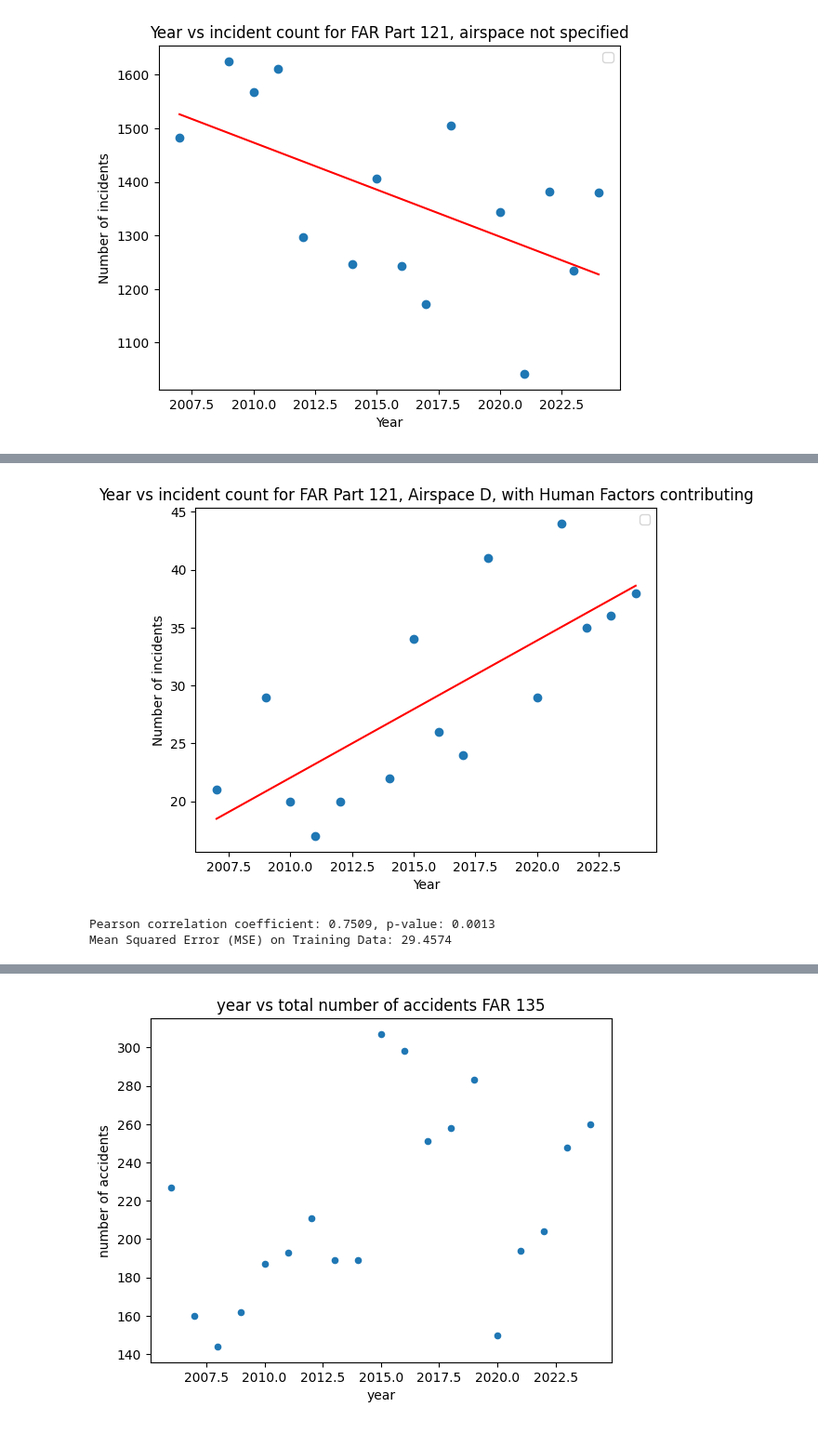
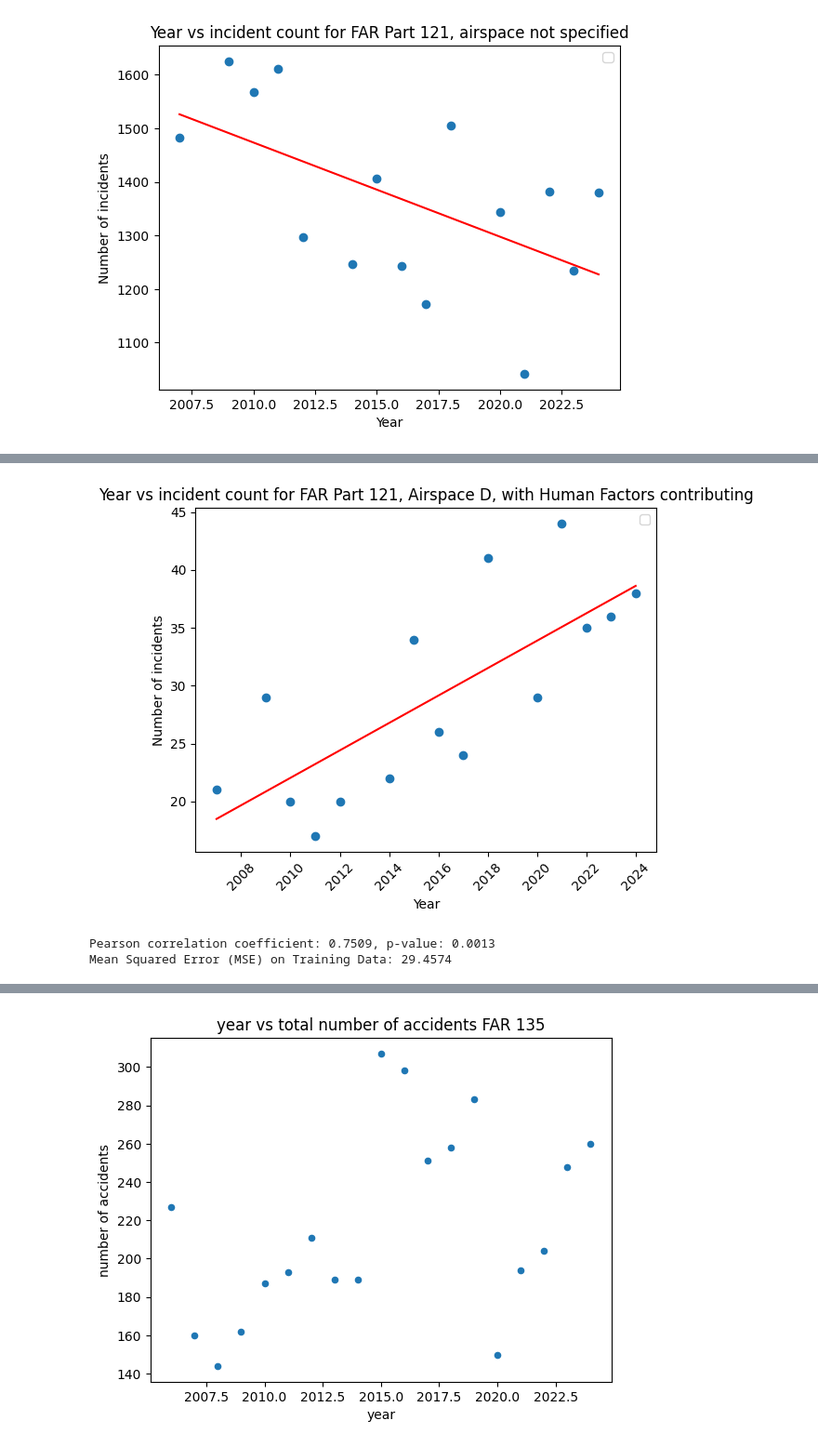
Before and after one commit to terryljh/aviation2, a Jupyter notebook: asrs linear model2.ipynb, the cells around one changed output, grey strips where cells are left out. Shown at 93% size. Saved outputs shown, nothing was run; the diff lists cells and outputs as text; code cells hidden in the pictures.

```diff
--- a/asrs linear model2.ipynb
+++ b/asrs linear model2.ipynb
@@ -1108,6 +1108,8 @@ print(model.summary())
 plt.scatter(X_train['Year'], y_train#, label='Training data'
             )
 plt.xlabel('Year')
+plt.xticks(rotation=45)
+plt.gca().xaxis.set_major_locator(plt.MaxNLocator(integer=True))
 plt.ylabel('Number of incidents')
 plt.title('Year vs incident count for FAR Part 121, Airspace D, with Human Factors contributing')
 y_train_pred = model.predict(X_train)
@@ -1142,14 +1144,14 @@ Time:                        18:06:26   Log-Likelihood:                -46.656
 No. Observations:                  15   AIC:                             97.31
 Df Residuals:                      13   BIC:                             98.73
 Df Model:                           1
 Covariance Type:            nonrobust
 ==============================================================================
 ... (11 lines left out)
 Notes:
 [1] Standard Errors assume that the covariance matrix of the errors is correctly specified.
 [2] The condition number is large, 7.8e+05. This might indicate that there are
 strong multicollinearity or other numerical problems.
-[figure, old version]
+[figure, new version]
 Pearson correlation coefficient: 0.7509, p-value: 0.0013
 Mean Squared Error (MSE) on Training Data: 29.4574
 # %%
```
Also changed, not shown: parts of 1 cell of this notebook.
